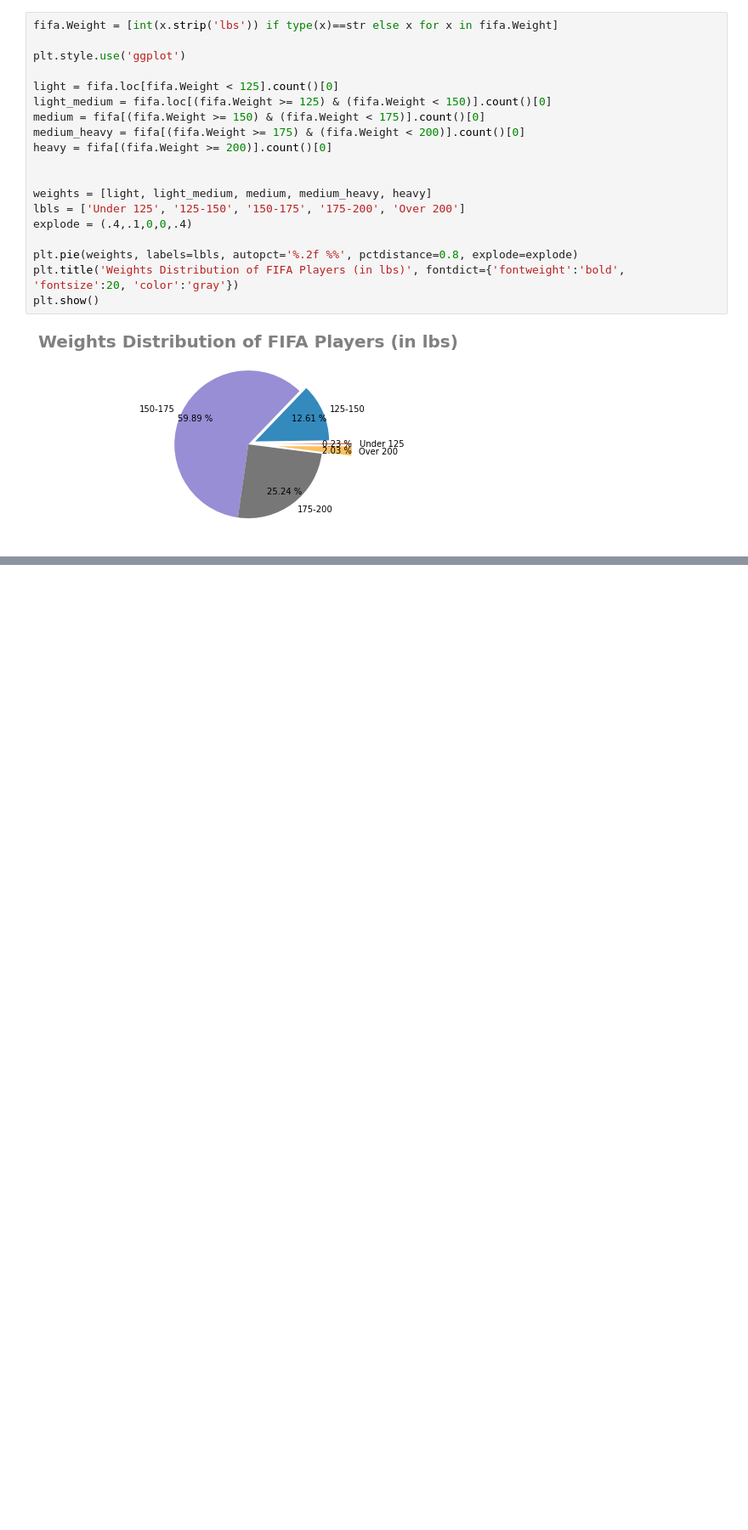
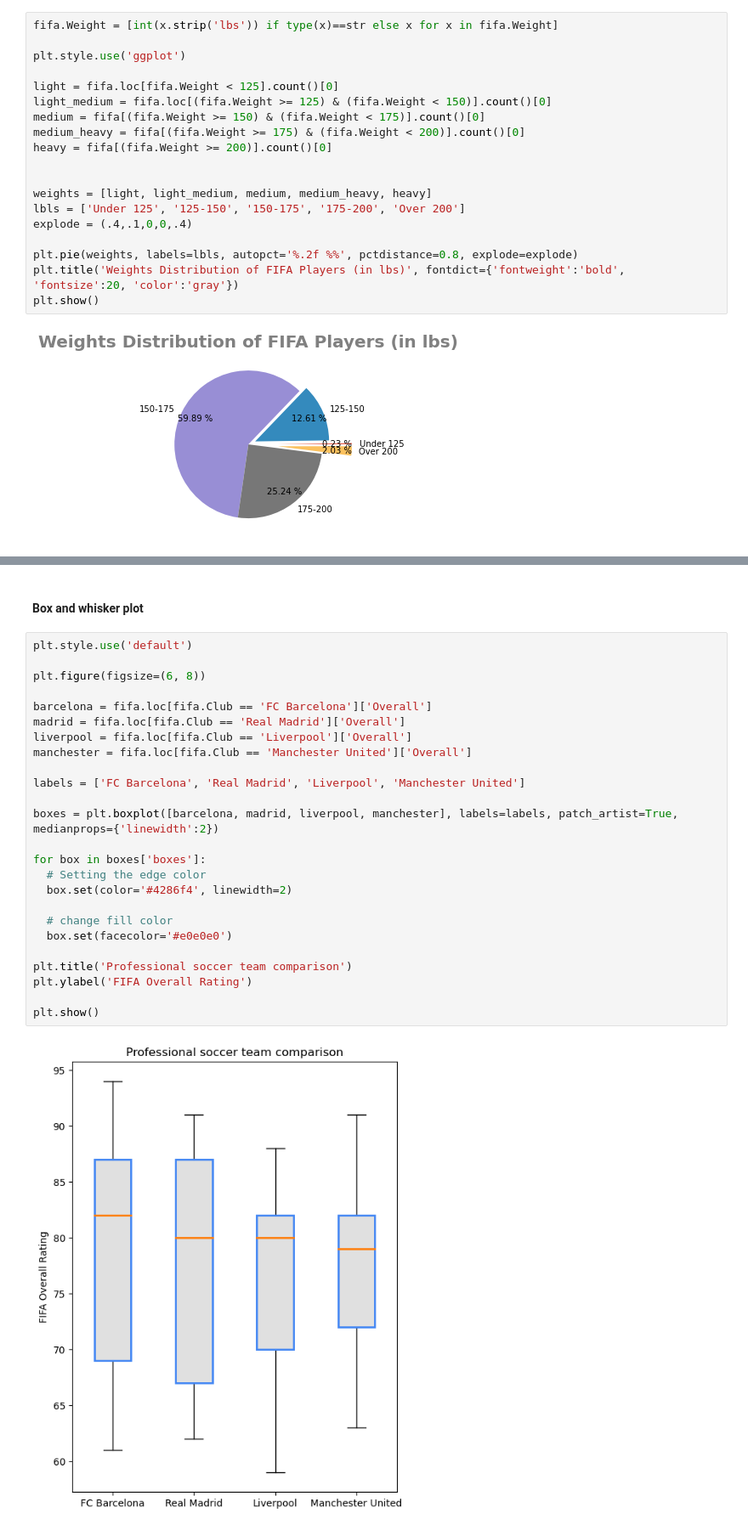
Before and after one commit to JMustang/data_science, a Jupyter notebook: Python_Plotting_Tutorial/matplotlib_tutorial2.ipynb, the cells around one changed output, grey strips where cells are left out. Shown at 85% size. Cells and saved outputs as stored; diff of their text form; blank space fills up the shorter version.

Commit message:
Metplotlib - lesson 05 - box and whisker plot

```diff
--- a/Python_Plotting_Tutorial/matplotlib_tutorial2.ipynb
+++ b/Python_Plotting_Tutorial/matplotlib_tutorial2.ipynb
@@ -83,0 +100,29 @@ plt.show()
+# %% [markdown]
+#### Box and whisker plot
+# %%
+plt.style.use('default')
+
+plt.figure(figsize=(6, 8))
+
+barcelona = fifa.loc[fifa.Club == 'FC Barcelona']['Overall']
+madrid = fifa.loc[fifa.Club == 'Real Madrid']['Overall']
+liverpool = fifa.loc[fifa.Club == 'Liverpool']['Overall']
+manchester = fifa.loc[fifa.Club == 'Manchester United']['Overall']
+
+labels = ['FC Barcelona', 'Real Madrid', 'Liverpool', 'Manchester United']
+
+boxes = plt.boxplot([barcelona, madrid, liverpool, manchester], labels=labels, patch_artist=True, medianprops={'linewidth':2})
+
+for box in boxes['boxes']:
+  # Setting the edge color
+  box.set(color='#4286f4', linewidth=2)
+
+  # change fill color
+  box.set(facecolor='#e0e0e0')
+
+plt.title('Professional soccer team comparison')
+plt.ylabel('FIFA Overall Rating')
+
+plt.show()
+# %% [output]
+[figure, added]
```
Also changed, not shown: parts of 1 cell of this notebook.
